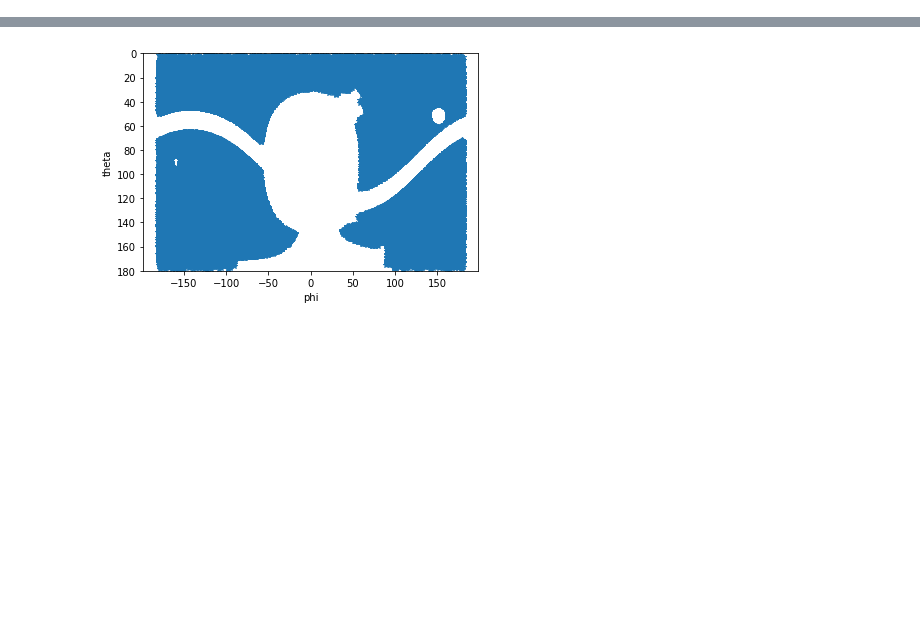
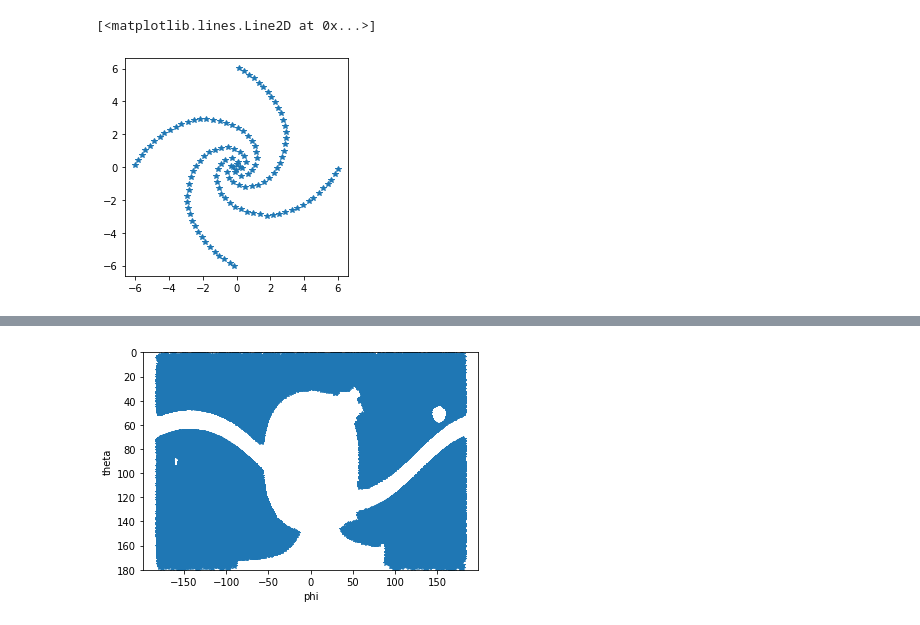
Before and after one commit to nmahesh1412/FARSIDE_imaging_performance, a Jupyter notebook: codes_implementation/dirty_image_calculation.ipynb, the cells around one changed output, grey strips where cells are left out. Saved outputs shown, nothing was run; the diff lists cells and outputs as text; code cells hidden in the pictures; blank space fills up the shorter version.

```diff
--- a/codes_implementation/dirty_image_calculation.ipynb
+++ b/codes_implementation/dirty_image_calculation.ipynb
@@ -47,3 +33,9 @@ ra_list,dec_list,flux_0p6,flux_2,flux_10 = np.loadtxt('/data4/nmahesh/edges/Luna
+# %%
+plt.figure(figsize=(4,4))
+plt.plot(far_array[:,0],far_array[:,1],'*')
+# %% [output]
+[<matplotlib.lines.Line2D at 0x...>]
+[figure, added]
 # %%
 
 beam_squarel,ethetal, ephil=ic.read_feko('/data4/nmahesh/edges/Lunar/beam_files/dipole_0p1-1MHz_regolith-0',31,theta_p,phi_p)
```
Also changed, not shown: parts of 12 cells of this notebook.
